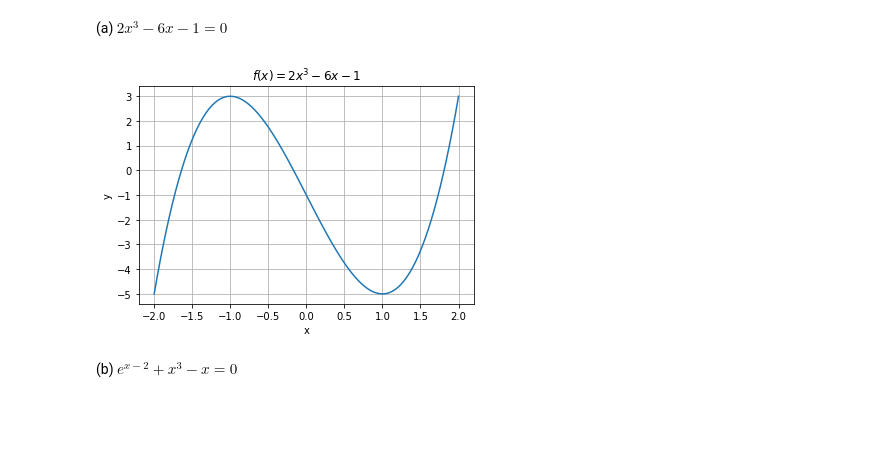
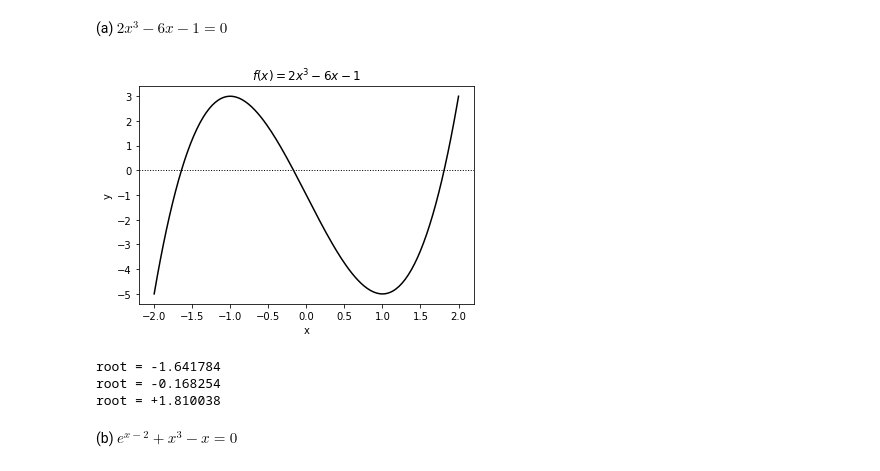
Before and after one commit to Jim00000/Numerical-Analysis, a Jupyter notebook: 1_Solving_Equations.ipynb, the cells around one changed output. Saved outputs shown, nothing was run; the diff lists cells and outputs as text; code cells hidden in the pictures; blank space fills up the shorter version.

```diff
--- a/1_Solving_Equations.ipynb
+++ b/1_Solving_Equations.ipynb
@@ -141,20 +141,30 @@ print('{:>.8f}'.format(root))
 # %% [markdown]
 ---
 3. Use the Bisection Method to locate all solutions of the following equations. Sketch the function by using MATLAB’s plot command and identify three intervals of length one that contain a root. Then find the roots to six correct decimal places.
+# %%
+def myplot(xpts, ypts, title = '', xlabel = 'x', ylabel = 'y'):
+    plt.plot(xpts, ypts, color='black')
+    plt.xlabel(xlabel)
+    plt.ylabel(ylabel)
+    plt.title(title)
+    plt.axhline(0, color='black', linestyle=':', linewidth=1)
+    plt.show()
+    plt.close()
 # %% [markdown]
 (a) $2x^3 - 6x - 1 = 0$
 # %%
 f = lambda x : 2 * np.power(x, 3) - 6 * x - 1
-xpts = np.linspace(-2, 2, 101)
+xpts = np.linspace(-2, 2, 201)
 ypts = f(xpts)
 
-plt.plot(xpts, ypts)
-plt.xlabel('x')
-plt.ylabel('y')
-plt.title('$f(x) = 2x^3 - 6x - 1$')
-plt.grid(True)
-plt.show()
+myplot(xpts, ypts, '$f(x) = 2x^3 - 6x - 1$')
+print('root = {:>+.6f}'.format(scipy.optimize.bisect(f, -2, -1)))
+print('root = {:>+.6f}'.format(scipy.optimize.bisect(f, -0.5, 0)))
+print('root = {:>+.6f}'.format(scipy.optimize.bisect(f, 1.5, 2)))
 # %% [output]
-[figure, old version]
+[figure, new version]
+root = -1.641784
+root = -0.168254
+root = +1.810038
 # %% [markdown]
 (b) $e^{x-2} + x^3 - x = 0$
```
Also changed, not shown: parts of 34 cells of this notebook.
